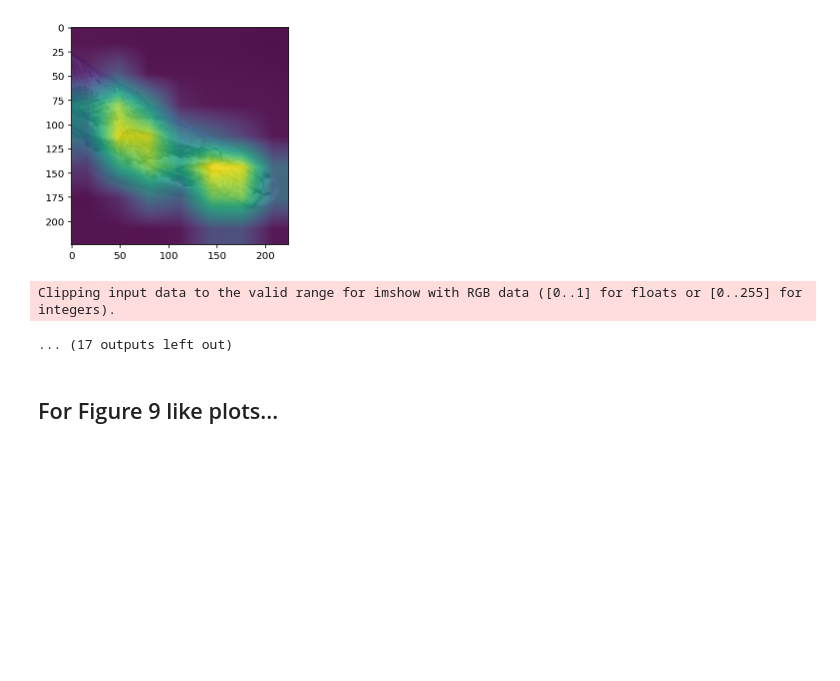
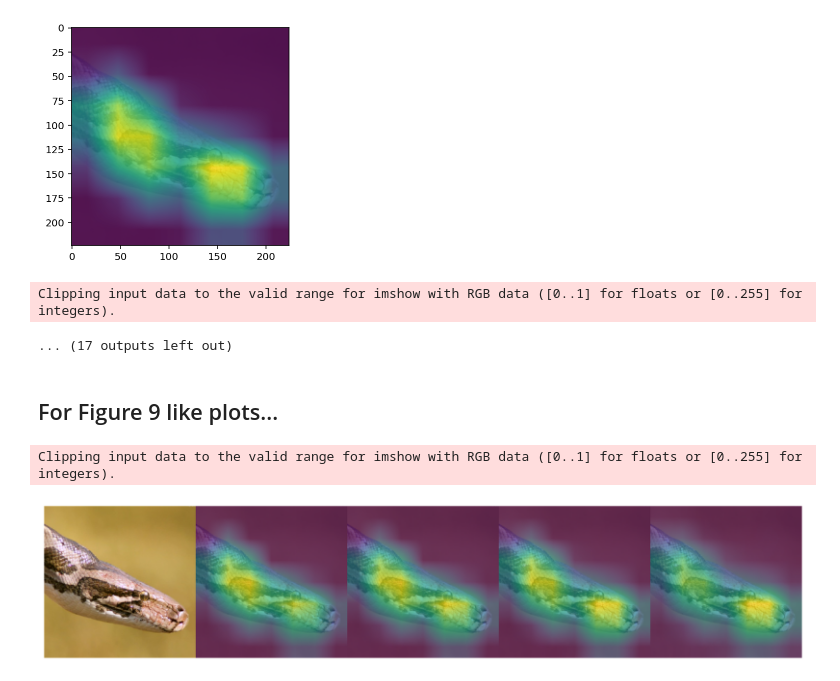
Before and after one commit to RAIVNLab/MRL, a Jupyter notebook: model_analysis/GradCAM.ipynb, the cells around one changed output. Cells and saved outputs as stored; diff of their text form; code cells hidden in the pictures; blank space fills up the shorter version.

Commit message:
gradcam notebook minor edits

```diff
--- a/model_analysis/GradCAM.ipynb
+++ b/model_analysis/GradCAM.ipynb
@@ -52,10 +54,11 @@ inv_normalize = transforms.Normalize(
 # %% [markdown]
 ## Multi Head Model
 # %%
-preds_all= torch.load("predictions_sh=False_mh=True_ff=False_feat_dim=2048_dataset=V1.pth")
-gt = torch.load("gt_dataset=V1.pth")
+pred_root = '/home/gbhatt2/imagenet/robustness/'
+preds_all= torch.load(pred_root+"predictions/predictions_sh=False_mh=True_ff=False_feat_dim=2048_dataset=V1.pth")
+gt = torch.load(pred_root+"ground_truth/gt_dataset=V1.pth")
 
-softmax_= torch.load('softmax_sh=False_mh=True_ff=False_feat_dim=2048_dataset=V1.pth')
+softmax_= torch.load(pred_root+'softmax/softmax_sh=False_mh=True_ff=False_feat_dim=2048_dataset=V1.pth')
 softmax_top5 = torch.topk(softmax_,  dim=-1, k=5)[1]
 # %%
 # Note that the snippet below uses sh for MRL-E and mh for MRL
@@ -88,5 +91,5 @@ FF: mh=0;sh=0
 sh=0
 mh=1
 
-old_ckpt=False # NOTE THAT THIS IS ONLY TO BE USED IN CASE YOU WANT TO DO GRADCAM ON OUR UPLOADED CKPTS.
-path = f"./sh={sh}_mh={mh}_nesting_start=3_fixed_feature=2048/final_weights.pt" # this should be changed to the rspective new paths...
+old_ckpt=True # NOTE THAT THIS IS ONLY TO BE USED IN CASE YOU WANT TO DO GRADCAM ON OUR UPLOADED CKPTS.
+path = f"/home/gbhatt2/imagenet/all_final_models/sh={sh}_mh={mh}_nesting_start=3_fixed_feature=2048/final_weights.pt" # this should be changed to the rspective new paths...
@@ -98,7 +117,7 @@ print("Loading Model...")
 nesting_list=None
 idx = gt==class_specific_idx
 
-X_ = torch.load(f"val_tensors/X_{class_specific_idx}.pth").cuda(non_blocking=True) # please store the val images as tensor beforehand.
+X_ = torch.load(f"../../imagenet1k-classwise-arrays/X_{class_specific_idx}.pth").cuda(non_blocking=True) # please store the val images as tensor beforehand.
 preds_ = preds_all[:, idx]
 sofmtax_top5_ = softmax_top5[:, idx, :]
 all_gradcam={}
@@ -121,7 +140,7 @@ for feat_dim in nesting_list:
     model.load_state_dict(get_ckpt(path))
 
     print("Feature Dimension", feat_dim)
-    model=get_sh_ff_eqiv(model, feat_dim, sh=sh, nesting_list=nesting_list).cuda()
+    model=get_sh_ff_eqiv(model, feat_dim, efficient=sh, nesting_list=nesting_list).cuda()
     target_layers = [model.layer4[-1]]
     cam = GradCAM(model=model, target_layers=target_layers, use_cuda=True)
     grayscale_cam = cam(input_tensor=(X_).cuda(), targets=[ClassifierOutputTarget(class_specific_idx) for i in range(len(X_))])
@@ -212,4 +231,11 @@ X_montage.append(np.asarray(l))
 M = np.concatenate(X_montage, axis=0)
 # %%
 m = montage(M[[0,1,2,3, -1]],channel_axis=3,grid_shape=(1, 5), multichannel=True)
-skimage.io.imsave('montage_1.jpg', m)
+plt.figure(figsize=(16, 12), dpi=300)
+plt.imshow(m)
+plt.axis('off')
+plt.show()
+skimage.io.imsave('montage_1.png', m)
+# %% [output]
+Clipping input data to the valid range for imshow with RGB data ([0..1] for floats or [0..255] for integers).
+[figure, added]
```
Also changed, not shown: parts of 5 cells of this notebook.
